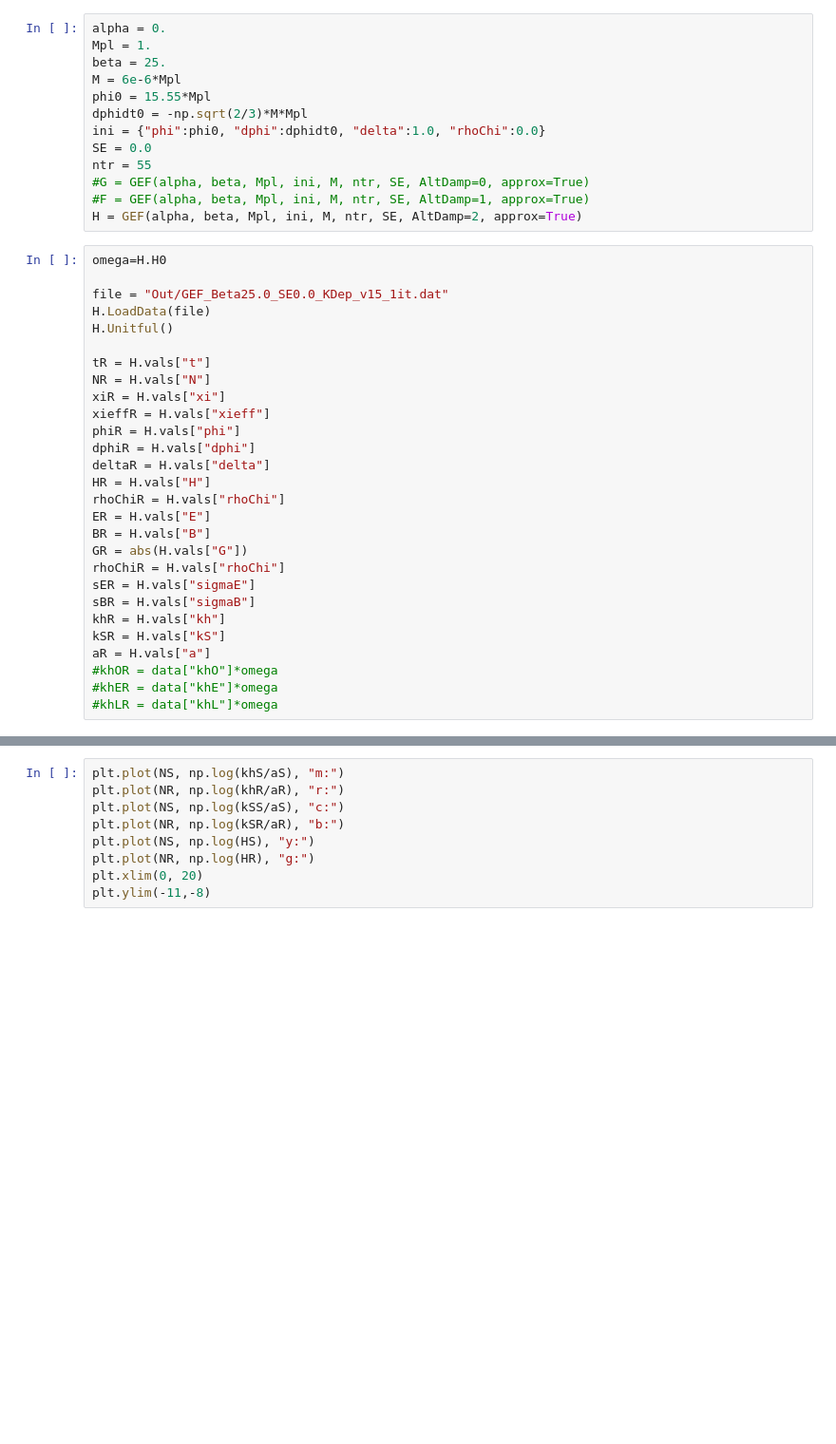
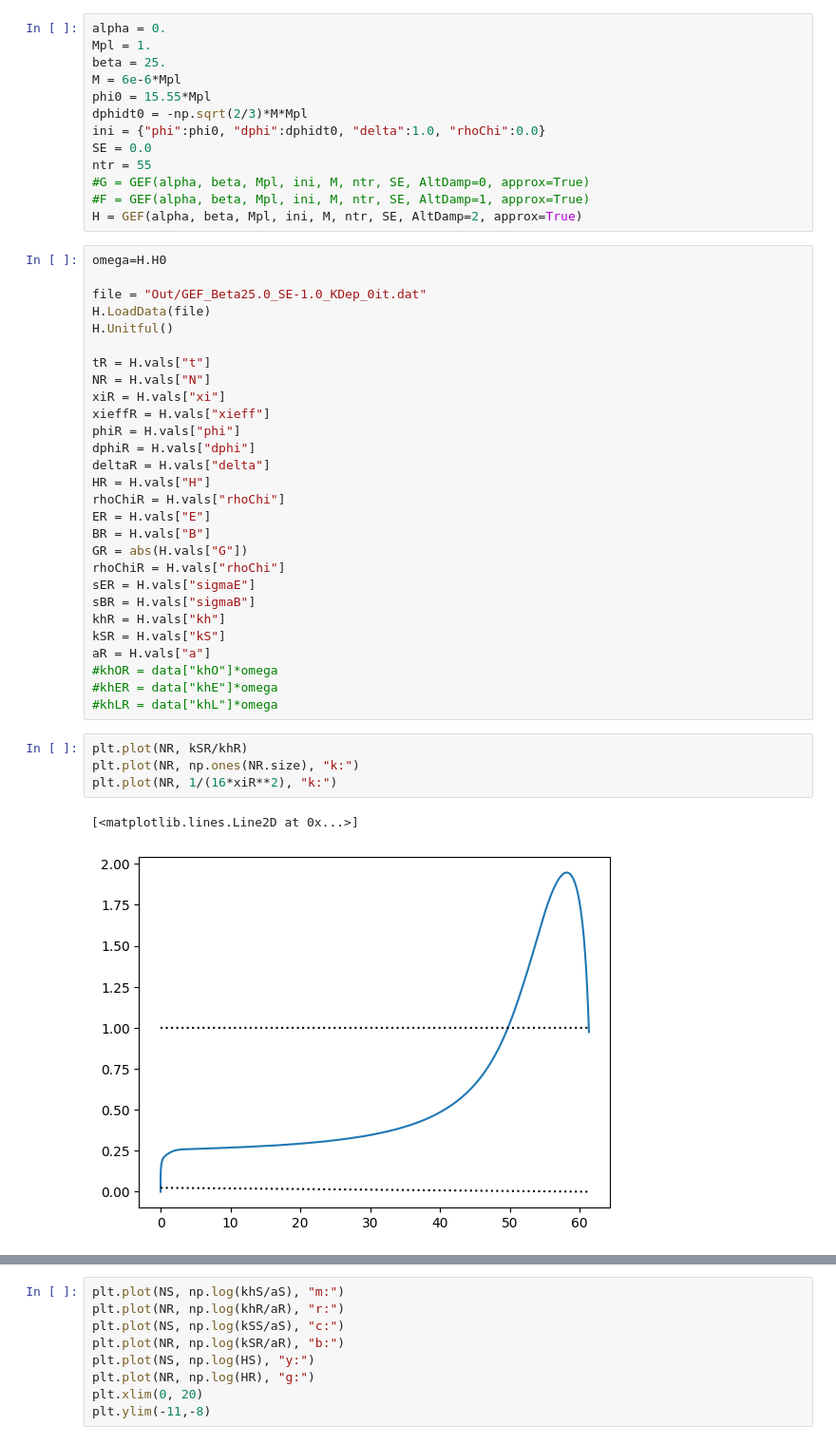
Before and after one commit to richard-von-eckardstein/GEFF, a Jupyter notebook: CompareTwoRuns.ipynb, the cells around one changed output, grey strips where cells are left out. Shown at 95% size. Drawn from its saved outputs; the diff is of its cells as text; blank space fills up the shorter version.

```diff
--- a/CompareTwoRuns.ipynb
+++ b/CompareTwoRuns.ipynb
@@ -28,7 +28,7 @@ H = GEF(alpha, beta, Mpl, ini, M, ntr, SE, AltDamp=2, approx=True)
 # %%
 omega=H.H0
 
-file = "Out/GEF_Beta25.0_SE0.0_KDep_v15_1it.dat"
+file = "Out/GEF_Beta25.0_SE-1.0_KDep_0it.dat"
 H.LoadData(file)
 H.Unitful()
 
@@ -53,6 +53,13 @@ aR = H.vals["a"]
 #khOR = data["khO"]*omega
 #khER = data["khE"]*omega
 #khLR = data["khL"]*omega
+# %%
+plt.plot(NR, kSR/khR)
+plt.plot(NR, np.ones(NR.size), "k:")
+plt.plot(NR, 1/(16*xiR**2), "k:")
+# %% [output]
+[<matplotlib.lines.Line2D at 0x...>]
+[figure, added]
 # %%
 omega=H.H0
 
```
Also changed, not shown: parts of 8 cells of this notebook, 4 other files.
